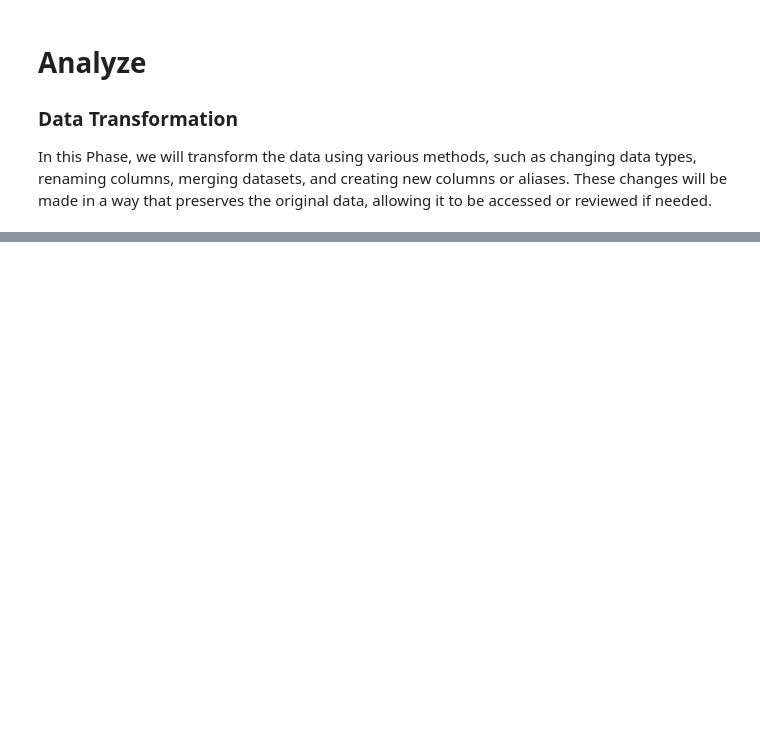
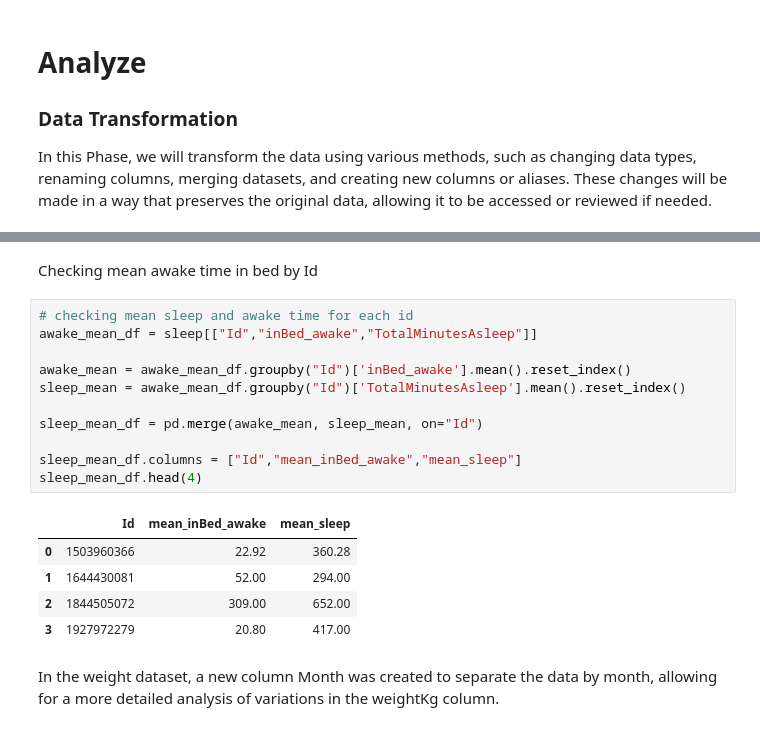
Before and after one commit to lyalldata/Data-Analysis-Portfolio, a Jupyter notebook: Python/BellaBeat/Bellabeat.ipynb, the cells around one changed output, grey strips where cells are left out. Drawn from its saved outputs; the diff is of its cells as text; blank space fills up the shorter version.

```diff
--- a/Python/BellaBeat/Bellabeat.ipynb
+++ b/Python/BellaBeat/Bellabeat.ipynb
@@ -228,0 +398,21 @@ In this Phase, we will transform the data using various methods, such as changin
+# %% [markdown]
+Checking mean awake time in bed by Id
+# %%
+# checking mean sleep and awake time for each id
+awake_mean_df = sleep[["Id","inBed_awake","TotalMinutesAsleep"]]
+
+awake_mean = awake_mean_df.groupby("Id")['inBed_awake'].mean().reset_index()
+sleep_mean = awake_mean_df.groupby("Id")['TotalMinutesAsleep'].mean().reset_index()
+
+sleep_mean_df = pd.merge(awake_mean, sleep_mean, on="Id")
+
+sleep_mean_df.columns = ["Id","mean_inBed_awake","mean_sleep"]
+sleep_mean_df.head(4)
+# %% [output]
+|  | Id | mean_inBed_awake | mean_sleep |
+| 0 | 1503960366 | 22.92 | 360.28 |
+| 1 | 1644430081 | 52.00 | 294.00 |
+| 2 | 1844505072 | 309.00 | 652.00 |
+| 3 | 1927972279 | 20.80 | 417.00 |
+# %% [markdown]
+In the weight dataset, a new column Month was created to separate the data by month, allowing for a more detailed analysis of variations in the weightKg column.
```
Also changed, not shown: parts of 21 cells of this notebook.
